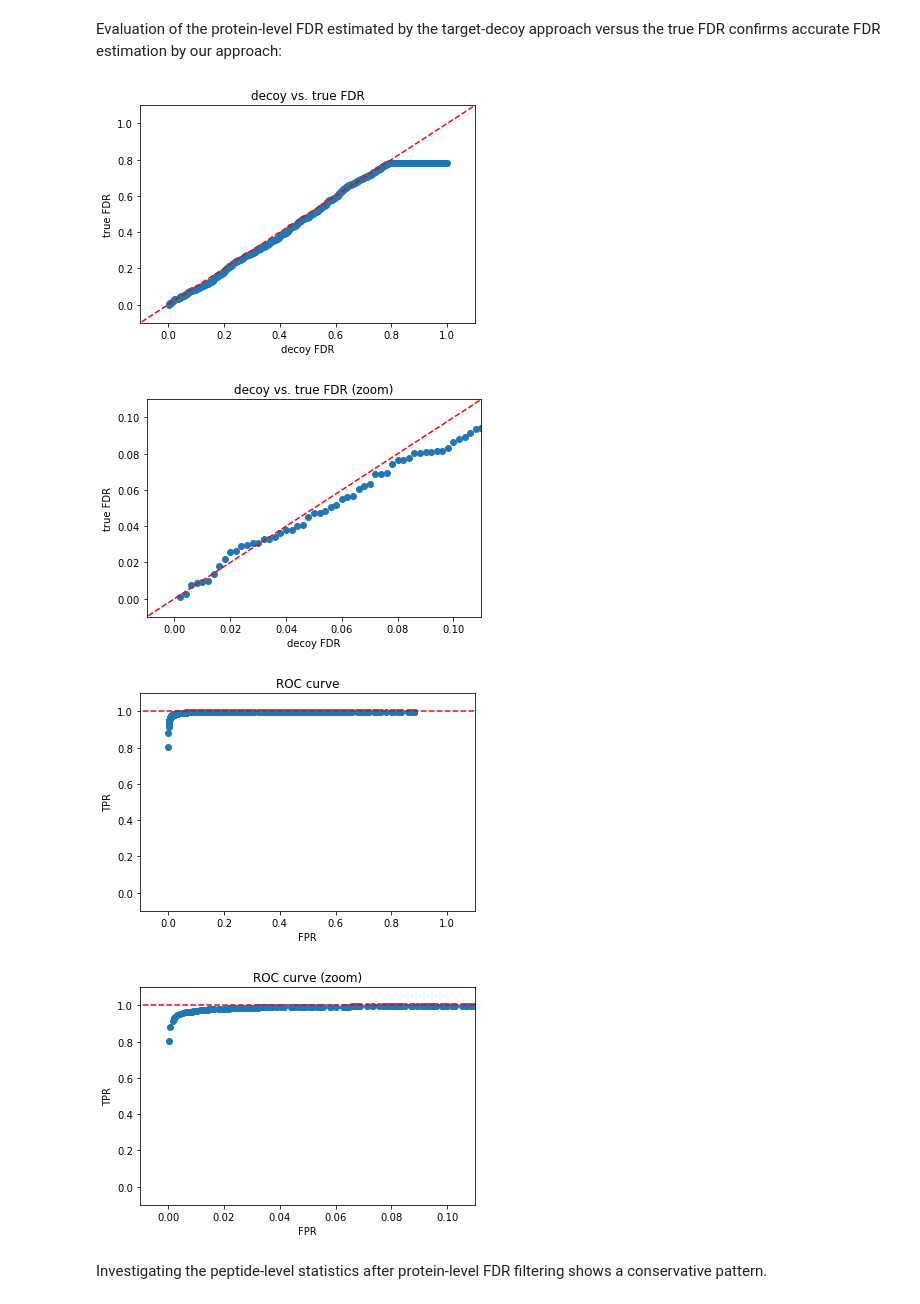
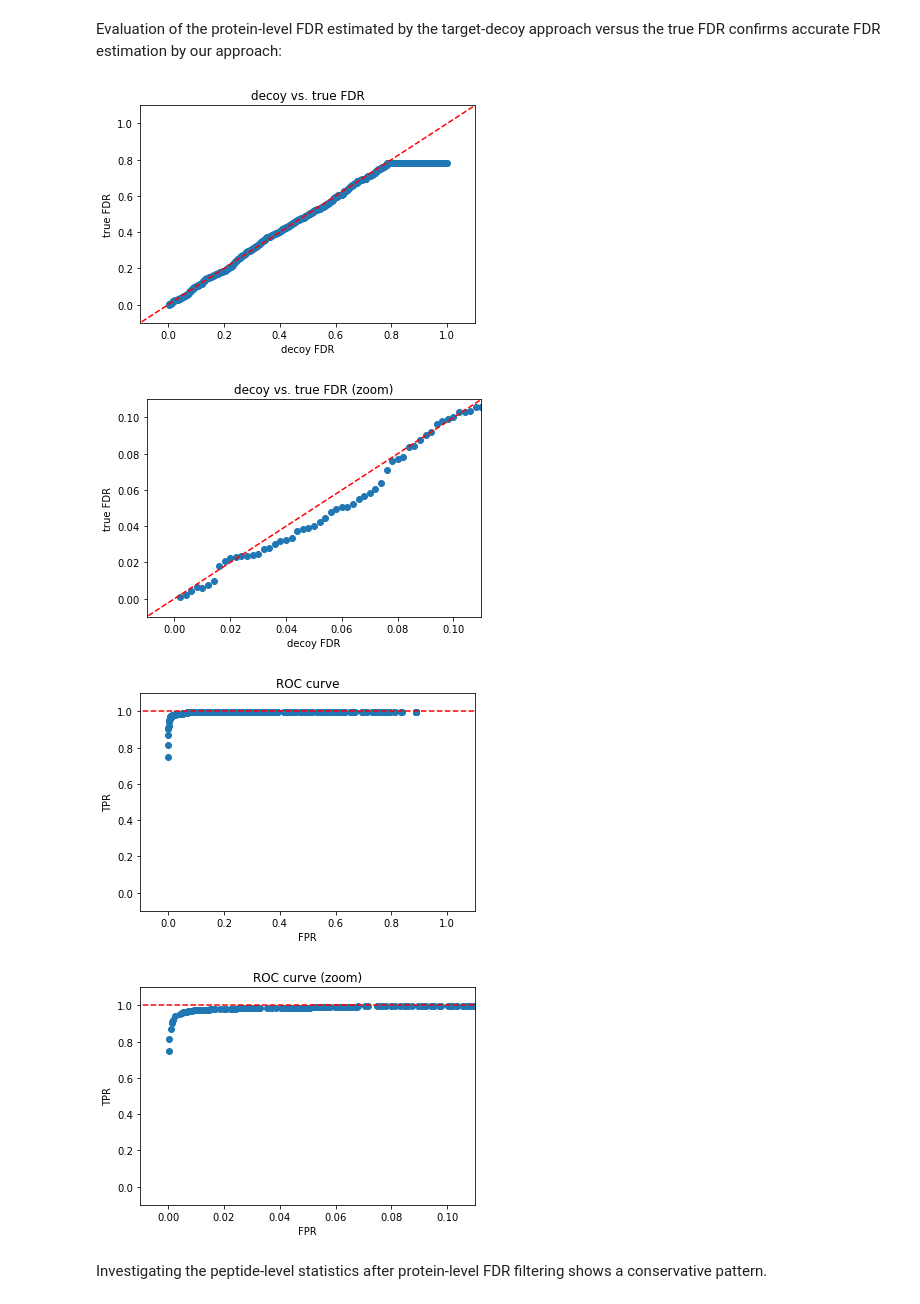
Before and after one commit to MannLabs/alphapept, a Jupyter notebook: nbs/06_score.ipynb, the cells around one changed output. Drawn from its saved outputs; the diff is of its cells as text; code cells hidden in the pictures.

```diff
--- a/nbs/06_score.ipynb
+++ b/nbs/06_score.ipynb
@@ -115,14 +116,13 @@ import pandas as pd
 import matplotlib.pyplot as plt
 import seaborn as sns
 
-def cut_fdr(df, fdr_level=0.01, plot=True, verbose=True):
+def cut_fdr(df, fdr_level=0.01, plot=True):
     """
     Cuts a dataframe with a given fdr level
 
     Args:
         fdr_level: fdr level that should be used
         plot: flag to enable plot
-        verbose: flag to enable printing of results
 
     Returns:
         cutoff: df with psms within fdr
@@ -147,13 +147,11 @@ def cut_fdr(df, fdr_level=0.01, plot=True, verbose=True):
     first_q_value = df["q_value"].iloc[0]
 
     if last_q_value <= fdr_level:
-        if verbose:
-            print('Last q_value {:.3f} of dataset is smaller than fdr_level {:.3f}'.format(last_q_value, fdr_level))
+        logging.info('Last q_value {:.3f} of dataset is smaller than fdr_level {:.3f}'.format(last_q_value, fdr_level))
         cutoff_index = len(df)-1
 
     elif first_q_value >= fdr_level:
-        if verbose:
-            print('First q_value {:.3f} of dataset is larger than fdr_level {:.3f}'.format(last_q_value, fdr_level))
+        logging.info('First q_value {:.3f} of dataset is larger than fdr_level {:.3f}'.format(last_q_value, fdr_level))
         cutoff_index = 0
 
     else:
@@ -167,12 +165,12 @@ def cut_fdr(df, fdr_level=0.01, plot=True, verbose=True):
 
     fdr = df.loc[cutoff_index, "fdr"]
 
-    if verbose:
-        print(
-            "{:,} target ({:,} decoy) of {} PSM. fdr {:.6f} for a cutoff of {:.2f} ".format(
-                targets, decoy, len(df), fdr, cutoff_value
-            )
+
+    logging.info(
+        "{:,} target ({:,} decoy) of {} PSM. fdr {:.6f} for a cutoff of {:.2f} ".format(
+            targets, decoy, len(df), fdr, cutoff_value
         )
+    )
 
     if plot:
         import matplotlib.pyplot as plt
@@ -443,26 +440,23 @@ This strategy was extensively tested and discussed in the following publications
 # %%
 #export
 
-def cut_global_fdr(data, analyte_level='sequence', fdr_level=0.01, plot=True, verbose=True, **kwargs):
+def cut_global_fdr(data, analyte_level='sequence', fdr_level=0.01, plot=True, **kwargs):
     """
     Function to estimate and filter by global peptide or protein fdr
 
     """
     data_sub = data[[analyte_level,'score','decoy']]
     data_sub_unique = data_sub.groupby([analyte_level,'decoy'], as_index=False).agg({"score": "max"})
-    #print(data_sub_unique)
 
-    if analyte_level=='precursor':
+    analyte_levels = ['precursor', 'sequence', 'protein']
+
+    if analyte_level in analyte_levels:
         agg_score = data_sub_unique.groupby([analyte_level,'decoy'])['score'].max().reset_index()
-    elif analyte_level=='sequence':
-        agg_score = data_sub_unique.groupby([analyte_level,'decoy'])['score'].max().reset_index()
-    elif analyte_level=='protein':
-        agg_score = data_sub_unique.groupby([analyte_level,'decoy'])['score'].sum().reset_index()
     else:
         raise Exception('analyte_level should be either sequence or protein. The selected analyte_level was: {}'.format(analyte_level))
 
-    agg_cval, agg_cutoff = cut_fdr(agg_score, fdr_level=fdr_level, plot=plot, verbose=verbose)
-    #print(agg_cval)
+    agg_cval, agg_cutoff = cut_fdr(agg_score, fdr_level=fdr_level, plot=plot)
+
     agg_report = pd.merge(data,
                           agg_cutoff,
                           how = 'inner',
@@ -494,13 +484,13 @@ cut_TDC_prot = cut_global_fdr(TDC_prot, fdr_level=0.01, analyte_level='protein')
 Evaluation of the protein-level FDR estimated by the target-decoy approach versus the true FDR confirms accurate FDR estimation by our approach:
 # %%
 #hide
-cut_TDC_prot_ = cut_global_fdr(TDC_prot, fdr_level=100, analyte_level='protein', plot=False, verbose=False)
+cut_TDC_prot_ = cut_global_fdr(TDC_prot, fdr_level=100, analyte_level='protein', plot=False)
 stat_prot = get_simulated_stat_rates(cut_TDC_prot_, TDcompetition = True, analyte_level='protein', df_ini = TD_prot)
 # %% [output]
-[figure, old version]
+[figure, new version]
-[figure, old version]
+[figure, new version]
-[figure, old version]
+[figure, new version]
-[figure, old version]
+[figure, new version]
 # %% [markdown]
 Investigating the peptide-level statistics after protein-level FDR filtering shows a conservative pattern.
 # %%
```
Also changed, not shown: parts of 19 cells of this notebook, 9 other files.
